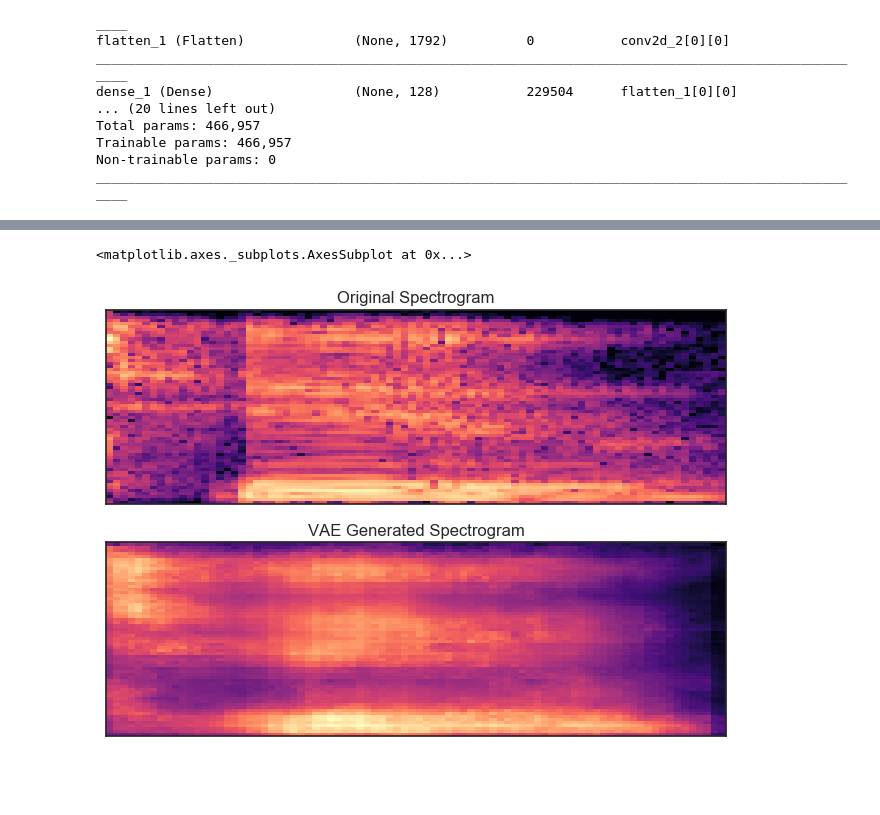
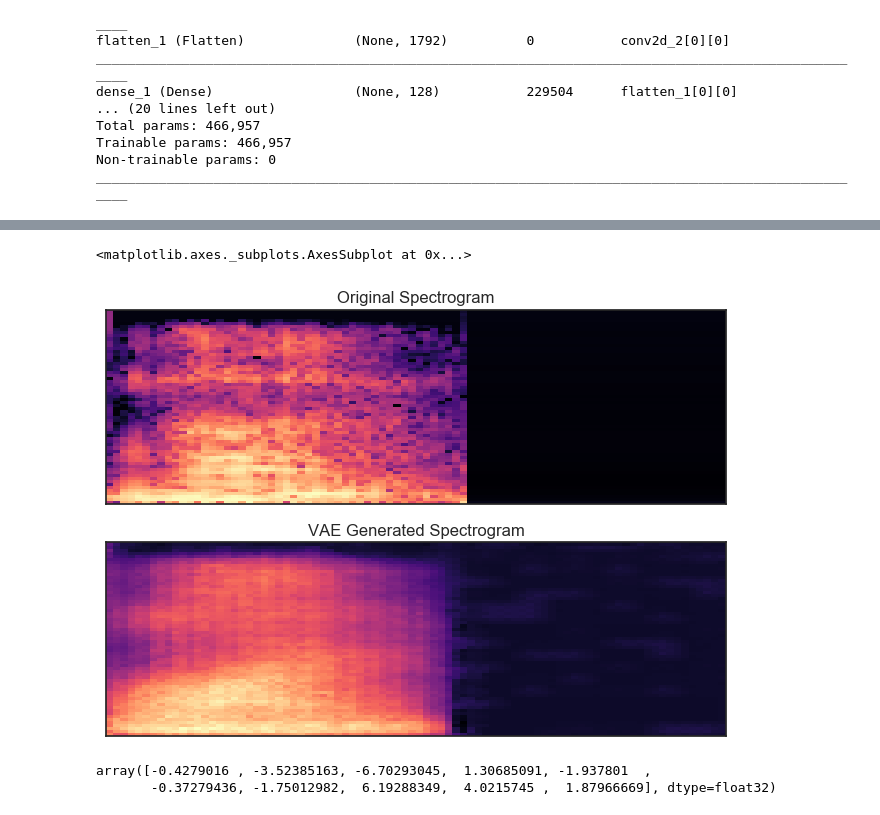
Before and after one commit to thayermldac/vae, a Jupyter notebook: Spoken Digits VAE.ipynb, the cells around one changed output, grey strips where cells are left out. Saved outputs shown, nothing was run; the diff lists cells and outputs as text; code cells hidden in the pictures; blank space fills up the shorter version.

```diff
--- a/Spoken Digits VAE.ipynb
+++ b/Spoken Digits VAE.ipynb
@@ -273,16 +272,16 @@ Epoch 10/20
 # %%
 xx = generator.predict(x_data[:10])
 # %%
-k = 6
+k = 0
 subplot(211)
 plt.title('Original Spectrogram')
 ss=x_data[k].squeeze()
 specshow(ss,sr=sr)
 
 subplot(212)
 plt.title('VAE Generated Spectrogram')
 ss=xx[k].squeeze()
 specshow(ss,sr=sr)
 # %% [output]
 <matplotlib.axes._subplots.AxesSubplot at 0x...>
-[figure, old version]
+[figure, new version]
@@ -288,0 +290,5 @@ specshow(ss,sr=sr)
+# %%
+mus[5]
+# %% [output]
+array([-0.4279016 , -3.52385163, -6.70293045,  1.30685091, -1.937801  ,
+       -0.37279436, -1.75012982,  6.19288349,  4.0215745 ,  1.87966669], dtype=float32)
```
Also changed, not shown: parts of 2 cells of this notebook, 2 other files.
